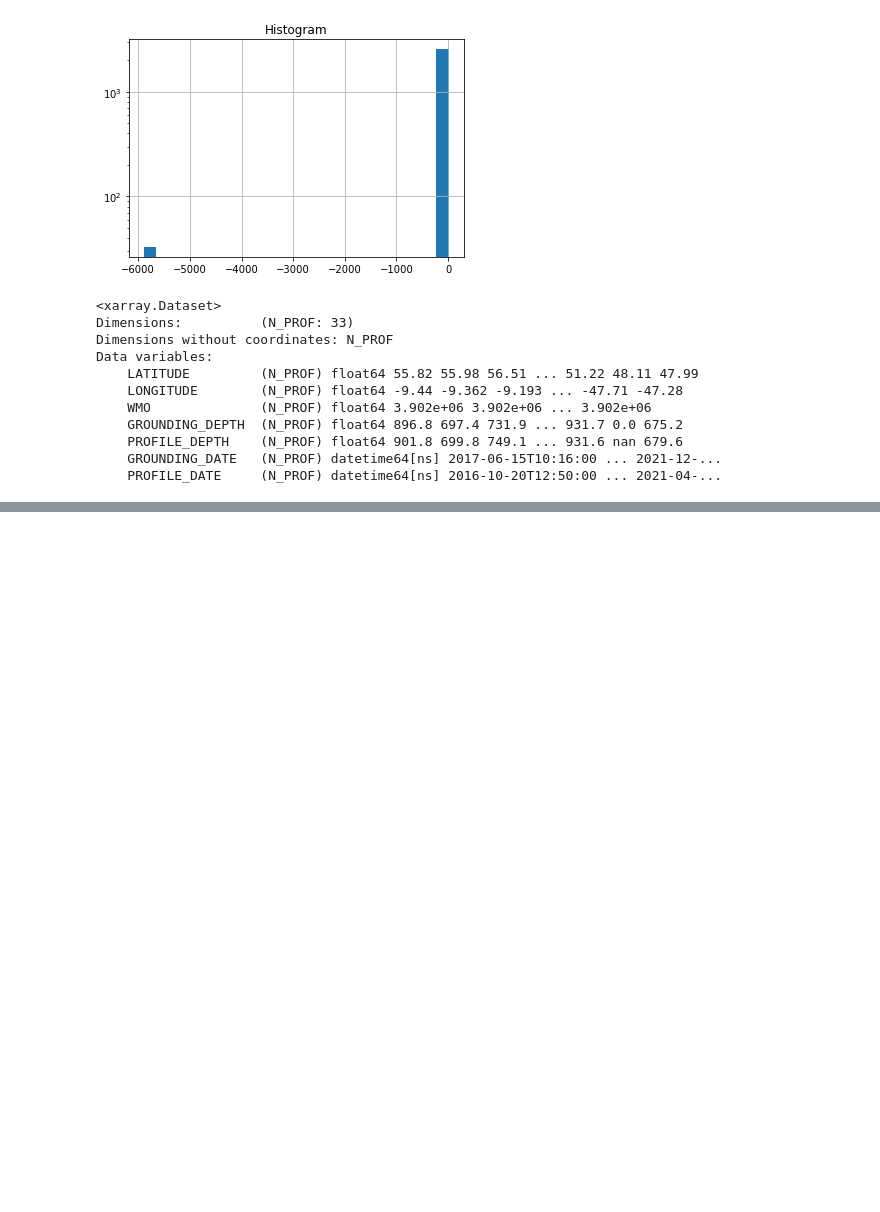
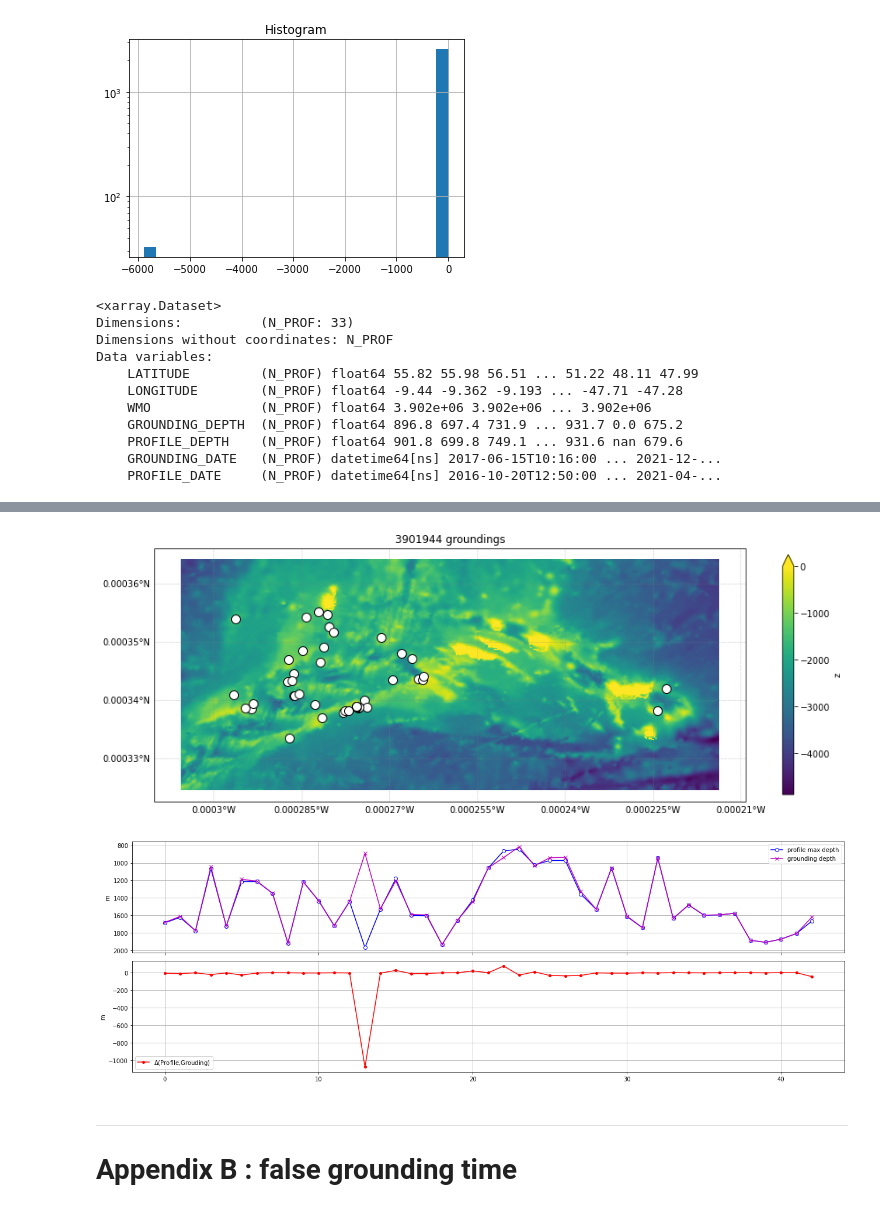
Before and after one commit to quai20/argobathy, a Jupyter notebook: grounded_profiles.ipynb, the cells around one changed output, grey strips where cells are left out. Drawn from its saved outputs; the diff is of its cells as text; code cells hidden in the pictures; blank space fills up the shorter version.

```diff
--- a/grounded_profiles.ipynb
+++ b/grounded_profiles.ipynb
@@ -202,0 +286,38 @@ Data variables:
+# %%
+fig=plt.figure(figsize=(15,10))
+ax = fig.add_subplot(1, 1, 1, projection=ccrs.Mercator())
+ax.add_feature(land_feature, edgecolor=None)
+etopo.where((etopo['x']>ds['LONGITUDE'].min()-1)&(etopo['x']<ds['LONGITUDE'].max()+1)&(etopo['y']>ds['LATITUDE'].min()-1)&(etopo['y']<ds['LATITUDE'].max()+1),
+            drop=True)['z'].plot(vmax=0,cbar_kwargs={'shrink': 0.5})
+plt.plot(ds['LONGITUDE'],ds['LATITUDE'],'ow',markersize=10,markeredgecolor='k')
+
+gl = ax.gridlines(crs=ccrs.PlateCarree(), draw_labels=True,
+                  linewidth=0.5, color='gray', alpha=0.5, linestyle='--')
+gl.top_labels = False
+gl.right_labels = False
+gl.xformatter = LONGITUDE_FORMATTER
+gl.yformatter = LATITUDE_FORMATTER
+
+plt.title(str(wmo)+' groundings')
+
+fig, ax = plt.subplots(2,1,figsize=(18,6),sharex=True)
+
+l=len(dg['CYCLE_NUMBER'])
+
+ax[0].invert_yaxis()
+ax[0].plot(range(l),ds['Z'],"o-b",markerfacecolor='w',label='profile max depth')
+ax[0].plot(range(l),dg['Z'],"x-m",label='grounding depth')
+ax[0].set_ylabel('m')
+ax[0].legend()
+
+ax[1].plot(range(l),dg['Z'].values-ds['Z'].values,"o-r",markersize=4,label=r'$\Delta$(Profile,Grouding)')
+
+ax[1].set_ylabel('m')
+ax[1].legend()
+plt.tight_layout()
+# %% [output]
+[figure, added]
+[figure, added]
+# %% [markdown]
+---
+# Appendix B : false grounding time
```
Also changed, not shown: parts of 12 cells of this notebook, 1 other file.
